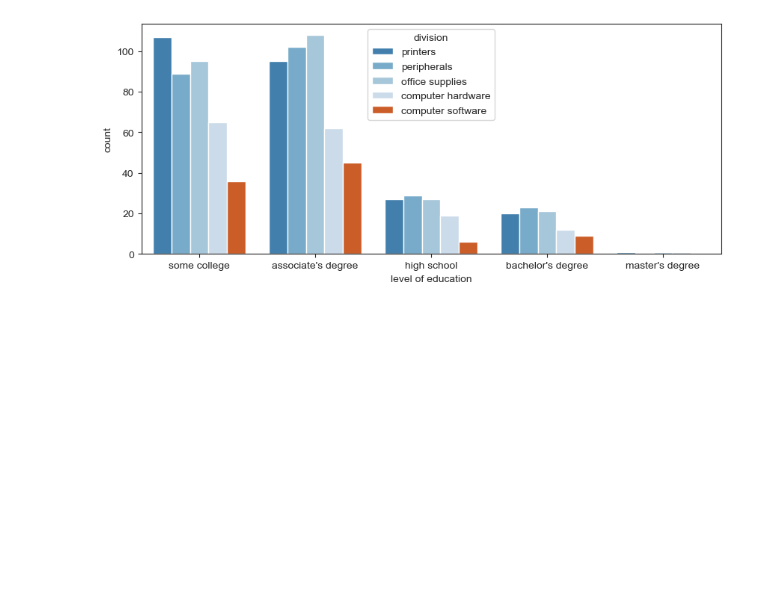
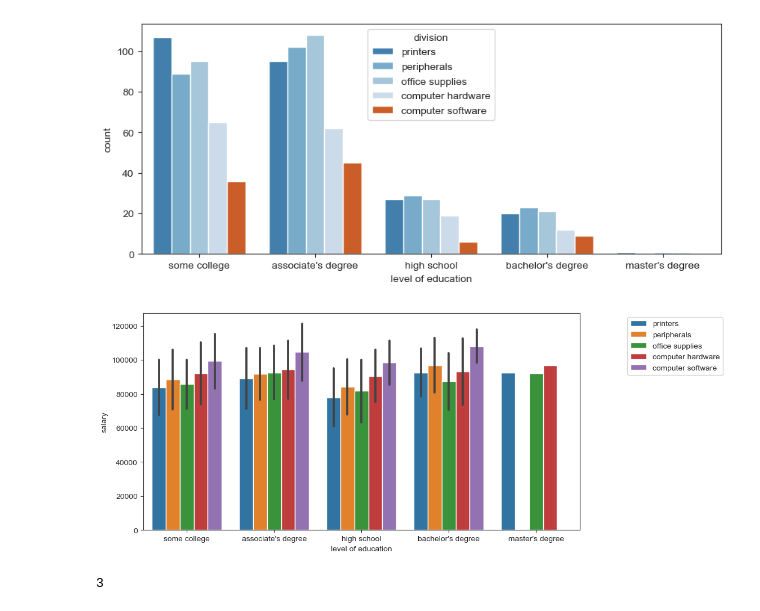
Before and after one commit to rohitcodism/ML-DS, a Jupyter notebook: practices/Seaborn/scatterPlot.ipynb, the cells around one changed output. Drawn from its saved outputs; the diff is of its cells as text; code cells hidden in the pictures; blank space fills up the shorter version.

```diff
--- a/practices/Seaborn/scatterPlot.ipynb
+++ b/practices/Seaborn/scatterPlot.ipynb
@@ -188,3 +188,14 @@ sns.countplot(data=df, x='level of education', hue='division', palette='tab20c')
 plt.show()
 # %% [output]
 [figure]
+# %%
+plt.figure(figsize=(10,5), dpi=100)
+sns.barplot(data=df, x='level of education', y='salary', estimator=np.mean, ci='sd', hue='division')
+plt.legend(bbox_to_anchor=(1.1, 1))
+plt.show()
+# %% [output]
+[figure, added]
+# %%
+7//2
+# %% [output]
+3
```
